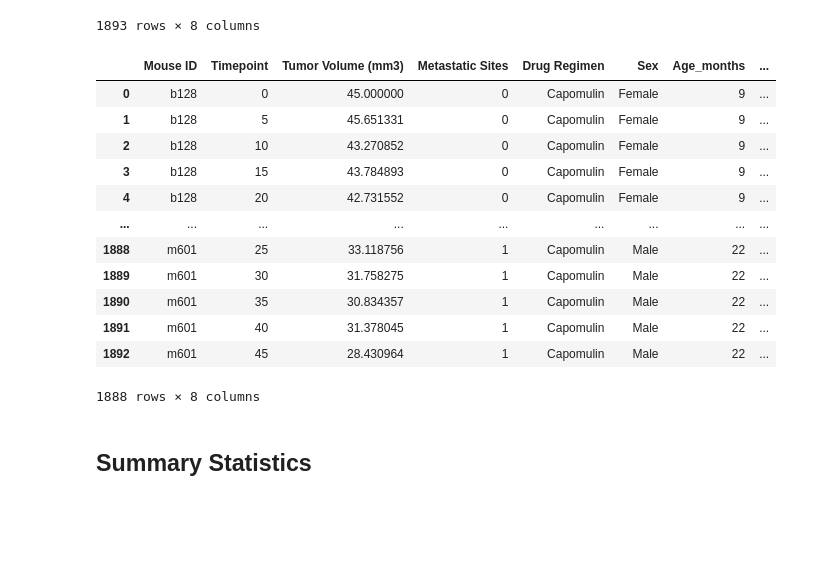
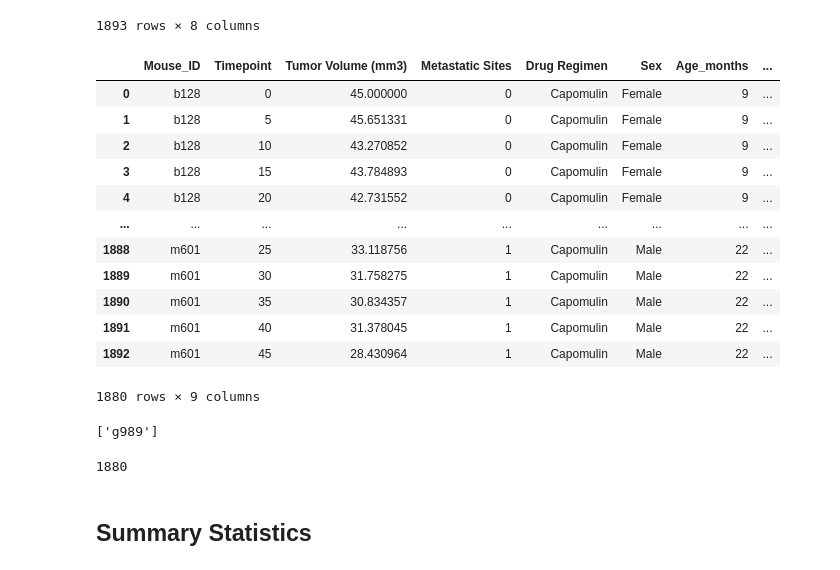
Before and after one commit to MahatmaK/Homework5, a Jupyter notebook: Pymaceuticals/pymaceuticals_starter.ipynb, the cells around one changed output. Cells and saved outputs as stored; diff of their text form; code cells hidden in the pictures; blank space fills up the shorter version.

Commit message:
Updated cleaning data. Got rid of all rows of the bad mouse data

```diff
--- a/Pymaceuticals/pymaceuticals_starter.ipynb
+++ b/Pymaceuticals/pymaceuticals_starter.ipynb
@@ -37,19 +37,36 @@ combined_data
 # %%
 #Dropping duplicate rows
 
 #Find duplicate rows indicated by boolean series
 dups_bool = combined_data.duplicated(subset=['Mouse ID','Timepoint'])
 
 #Add duplicate boolean series to data frame
 bool_combined_data = combined_data
 bool_combined_data["Duplicates"]= dups_bool
 
-#Select rows with "False" in the 'Duplicates' column. That is will be the cleaned data
-clean_data = bool_combined_data[~bool_combined_data['Duplicates']]
-clean_data = clean_data.drop(['Duplicates'],axis = 1)
+#Iterate through 'Duplicates' and find Mouse ID duplicates
+
+dup_mouse_id_index = []
+
+for index in range(0,len(bool_combined_data)):
+    if bool_combined_data.iloc[index]["Duplicates"] == True:
+        dup_mouse_id_index.append(bool_combined_data.iloc[index]["Mouse ID"])
+    else:
+        next
+
+#Get rid of duplicate mice IDs
+bad_mice = list(set(dup_mouse_id_index))
+
+#Iterate through data drop bad_mice
+clean_data = bool_combined_data
+clean_data = clean_data.rename({'Mouse ID' : 'Mouse_ID'}, axis = 1)
+
+for bad_mouse in bad_mice:
+    clean_data = clean_data[clean_data.Mouse_ID != bad_mouse]
+
 clean_data
 # %% [output]
-|  | Mouse ID | Timepoint | Tumor Volume (mm3) | Metastatic Sites | Drug Regimen | Sex | Age_months | ... |
+|  | Mouse_ID | Timepoint | Tumor Volume (mm3) | Metastatic Sites | Drug Regimen | Sex | Age_months | ... |
 | 0 | b128 | 0 | 45.000000 | 0 | Capomulin | Female | 9 | ... |
 | 1 | b128 | 5 | 45.651331 | 0 | Capomulin | Female | 9 | ... |
 | 2 | b128 | 10 | 43.270852 | 0 | Capomulin | Female | 9 | ... |
@@ -61,4 +78,4 @@ clean_data
 | 1890 | m601 | 35 | 30.834357 | 1 | Capomulin | Male | 22 | ... |
 | 1891 | m601 | 40 | 31.378045 | 1 | Capomulin | Male | 22 | ... |
 | 1892 | m601 | 45 | 28.430964 | 1 | Capomulin | Male | 22 | ... |
-1888 rows × 8 columns
+1880 rows × 9 columns
@@ -67,5 +82,13 @@ clean_data
+# %%
+bad_mice
+# %% [output]
+['g989']
 # %%
 # Checking the number of mice in the clean DataFrame.
+num_mice = len(clean_data)
+num_mice
+# %% [output]
+1880
 # %% [markdown]
 ## Summary Statistics
 # %%
```
Also changed, not shown: parts of 7 cells of this notebook.
